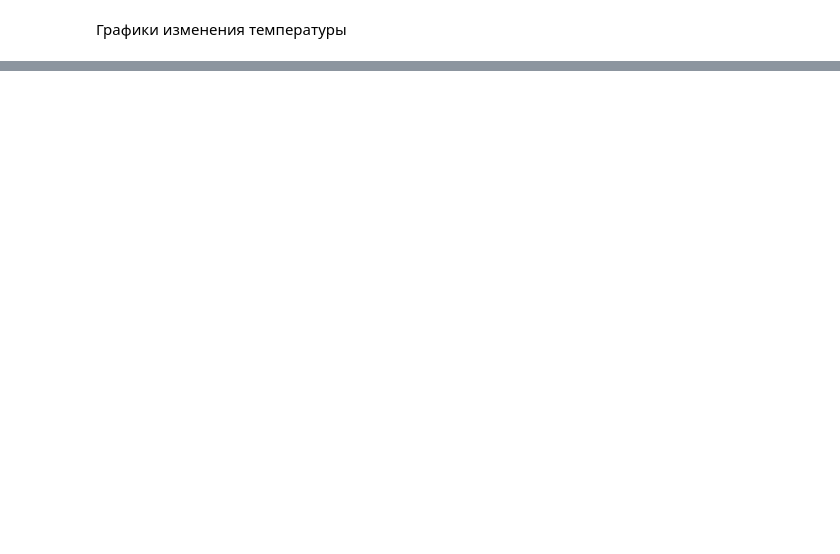
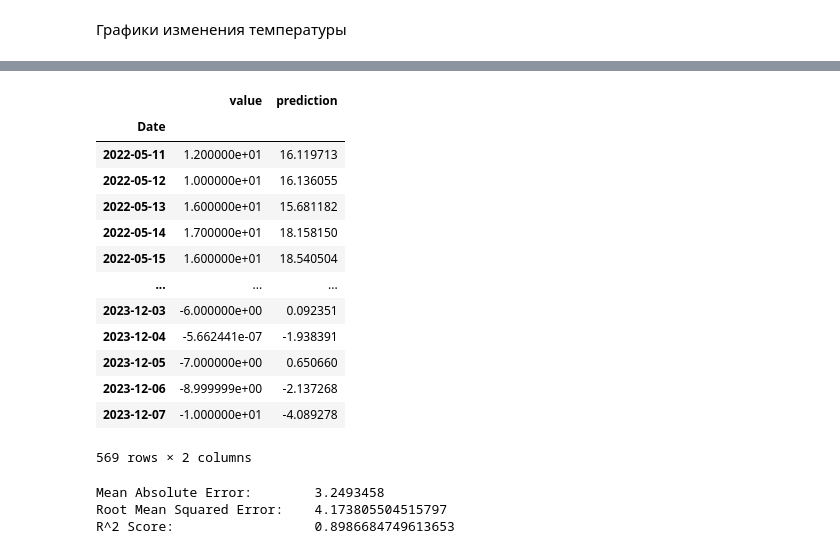
Before and after one commit to buddyuchiha/pythonfifthlab, a Jupyter notebook: main.ipynb, the cells around one changed output, grey strips where cells are left out. Saved outputs shown, nothing was run; the diff lists cells and outputs as text; code cells hidden in the pictures; blank space fills up the shorter version.

```diff
--- a/main.ipynb
+++ b/main.ipynb
@@ -506,0 +465,61 @@ predictions, values = opt.evaluate(
+# %%
+
+def inverse_transform( scaler: sklearn.preprocessing._data.MinMaxScaler, df: pd.DataFrame, columns: list) -> pd.DataFrame:
+    """
+    Обратаная трансформация датафрейма
+    """
+    for col in columns:
+        df[col] = scaler.inverse_transform(df[col])
+    return df
+
+
+def format_predictions(predictions: list, values: list, df_test: pd.DataFrame, scaler: sklearn.preprocessing._data.MinMaxScaler)-> pd.DataFrame:
+    """
+    Генерация функции с прогнозами
+    """
+    vals = np.concatenate(values, axis=0).ravel()
+    preds = np.concatenate(predictions, axis=0).ravel()
+    df_result = pd.DataFrame(data={"value": vals, "prediction": preds}, index=df_test.head(len(vals)).index)
+    df_result = df_result.sort_index()
+    df_result = inverse_transform(scaler, df_result, [["value", "prediction"]])
+    return df_result
+
+df_result = format_predictions(predictions, values, X_test, scaler)
+df_result
+# %% [output]
+|  | value | prediction |
+| Date |  |  |
+| 2022-05-11 | 1.200000e+01 | 16.119713 |
+| 2022-05-12 | 1.000000e+01 | 16.136055 |
+| 2022-05-13 | 1.600000e+01 | 15.681182 |
+| 2022-05-14 | 1.700000e+01 | 18.158150 |
+| 2022-05-15 | 1.600000e+01 | 18.540504 |
+| ... | ... | ... |
+| 2023-12-03 | -6.000000e+00 | 0.092351 |
+| 2023-12-04 | -5.662441e-07 | -1.938391 |
+| 2023-12-05 | -7.000000e+00 | 0.650660 |
+| 2023-12-06 | -8.999999e+00 | -2.137268 |
+| 2023-12-07 | -1.000000e+01 | -4.089278 |
+569 rows × 2 columns
+# %%
+
+from sklearn.metrics import mean_absolute_error, mean_squared_error, r2_score
+
+def calculate_metrics(df: pd.DataFrame) -> dict:
+    """
+    Функция вычисления значений показателей и прогнозов
+    """
+    result_metrics = {'mae' : mean_absolute_error(df.value, df.prediction),
+                      'rmse' : mean_squared_error(df.value, df.prediction) ** 0.5,
+                      'r2' : r2_score(df.value, df.prediction)}
+
+    print("Mean Absolute Error:       ", result_metrics["mae"])   #средняя абсолютная ошибка
+    print("Root Mean Squared Error:   ", result_metrics["rmse"])  #средняя квадратичная ошибка
+    print("R^2 Score:                 ", result_metrics["r2"])    # КФ
+    return result_metrics
+
+result_metrics = calculate_metrics(df_result)
+# %% [output]
+Mean Absolute Error:        3.2493458
+Root Mean Squared Error:    4.173805504515797
+R^2 Score:                  0.8986684749613653
```
Also changed, not shown: parts of 17 cells of this notebook.
